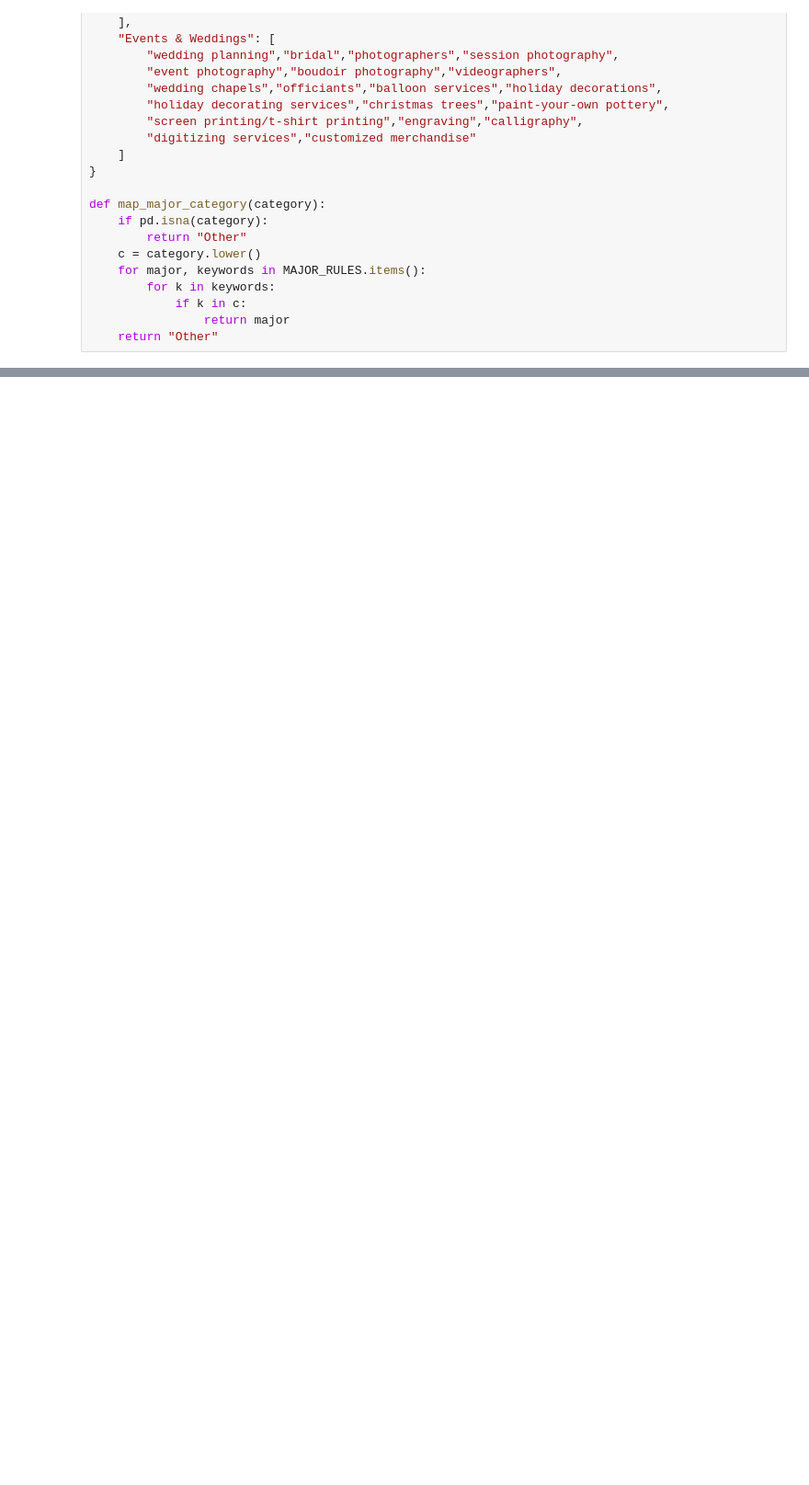
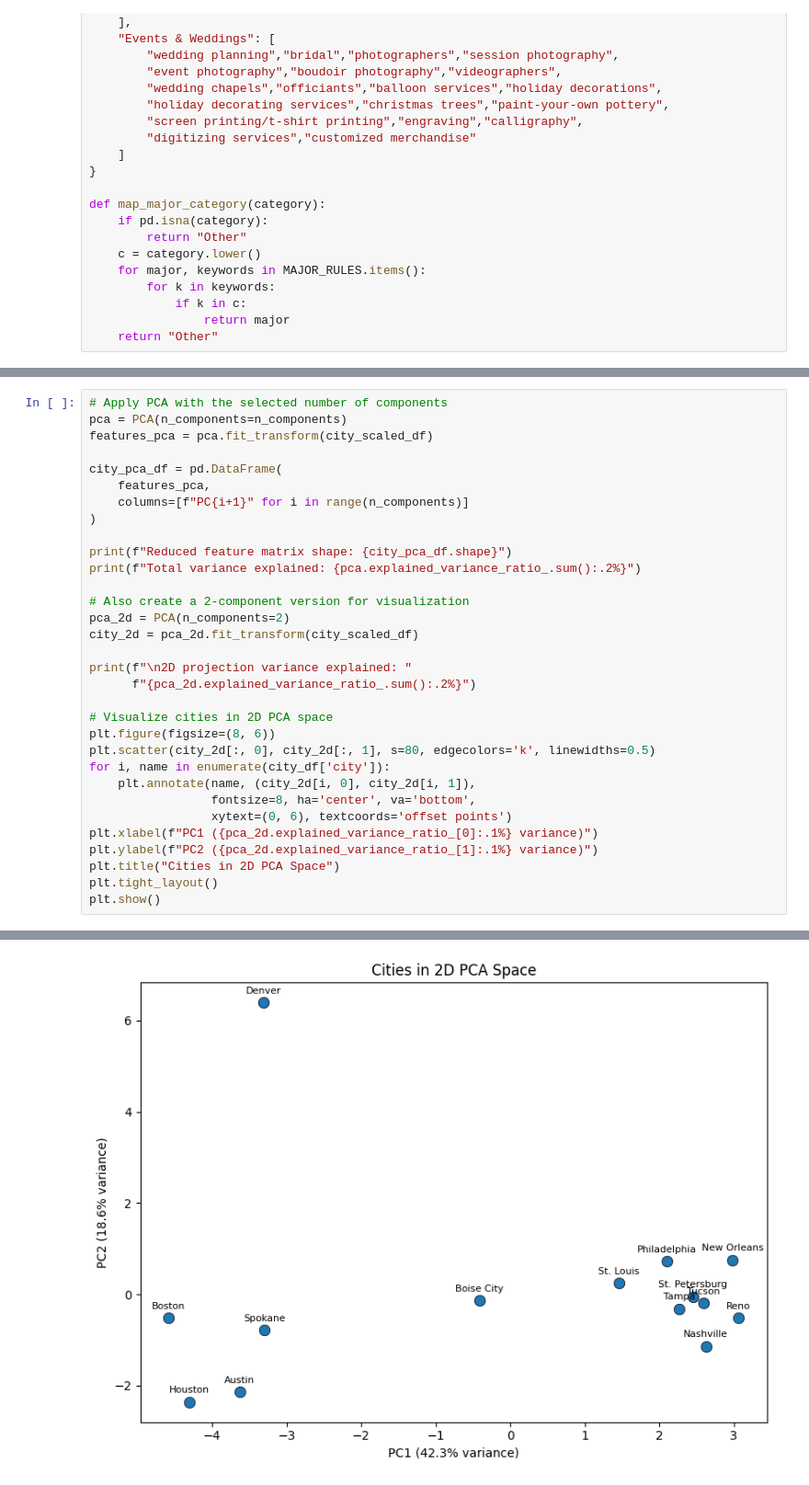
Before and after one commit to owenwiddis/si618_part3, a Jupyter notebook: project_p3.ipynb, the cells around one changed output, grey strips where cells are left out. Shown at 92% size. Drawn from its saved outputs; the diff is of its cells as text; blank space fills up the shorter version.

```diff
--- a/project_p3.ipynb
+++ b/project_p3.ipynb
@@ -263,0 +566,33 @@ print(f"Final dataset shape: {combined_final.shape}")
+# %%
+# Apply PCA with the selected number of components
+pca = PCA(n_components=n_components)
+features_pca = pca.fit_transform(city_scaled_df)
+
+city_pca_df = pd.DataFrame(
+    features_pca,
+    columns=[f"PC{i+1}" for i in range(n_components)]
+)
+
+print(f"Reduced feature matrix shape: {city_pca_df.shape}")
+print(f"Total variance explained: {pca.explained_variance_ratio_.sum():.2%}")
+
+# Also create a 2-component version for visualization
+pca_2d = PCA(n_components=2)
+city_2d = pca_2d.fit_transform(city_scaled_df)
+
+print(f"\n2D projection variance explained: "
+      f"{pca_2d.explained_variance_ratio_.sum():.2%}")
+
+# Visualize cities in 2D PCA space
+plt.figure(figsize=(8, 6))
+plt.scatter(city_2d[:, 0], city_2d[:, 1], s=80, edgecolors='k', linewidths=0.5)
+for i, name in enumerate(city_df['city']):
+    plt.annotate(name, (city_2d[i, 0], city_2d[i, 1]),
+                 fontsize=8, ha='center', va='bottom',
+                 xytext=(0, 6), textcoords='offset points')
+plt.xlabel(f"PC1 ({pca_2d.explained_variance_ratio_[0]:.1%} variance)")
+plt.ylabel(f"PC2 ({pca_2d.explained_variance_ratio_[1]:.1%} variance)")
+plt.title("Cities in 2D PCA Space")
+plt.tight_layout()
+plt.show()
+# %% [output]
@@ -263,0 +603 @@ print(f"Final dataset shape: {combined_final.shape}")
+[figure, added]
```
Also changed, not shown: parts of 34 cells of this notebook, 3 other files.
